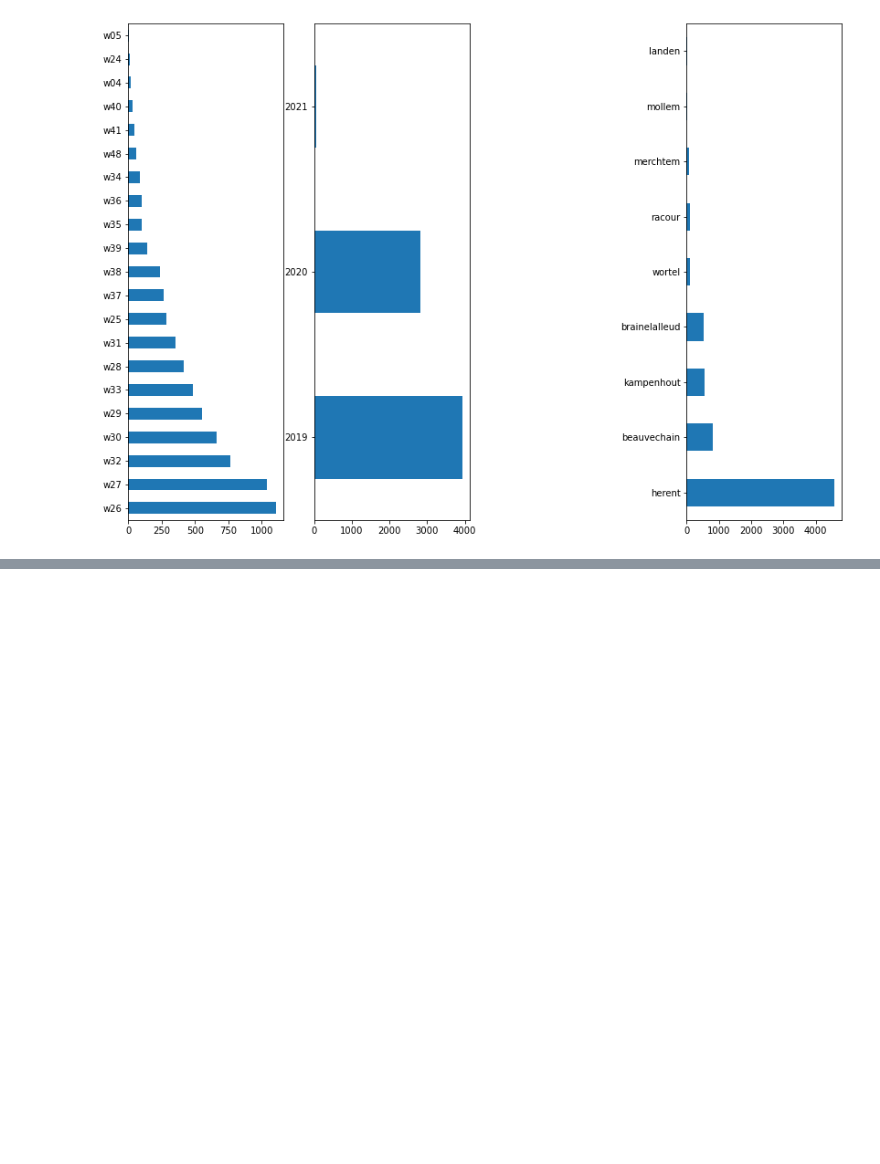
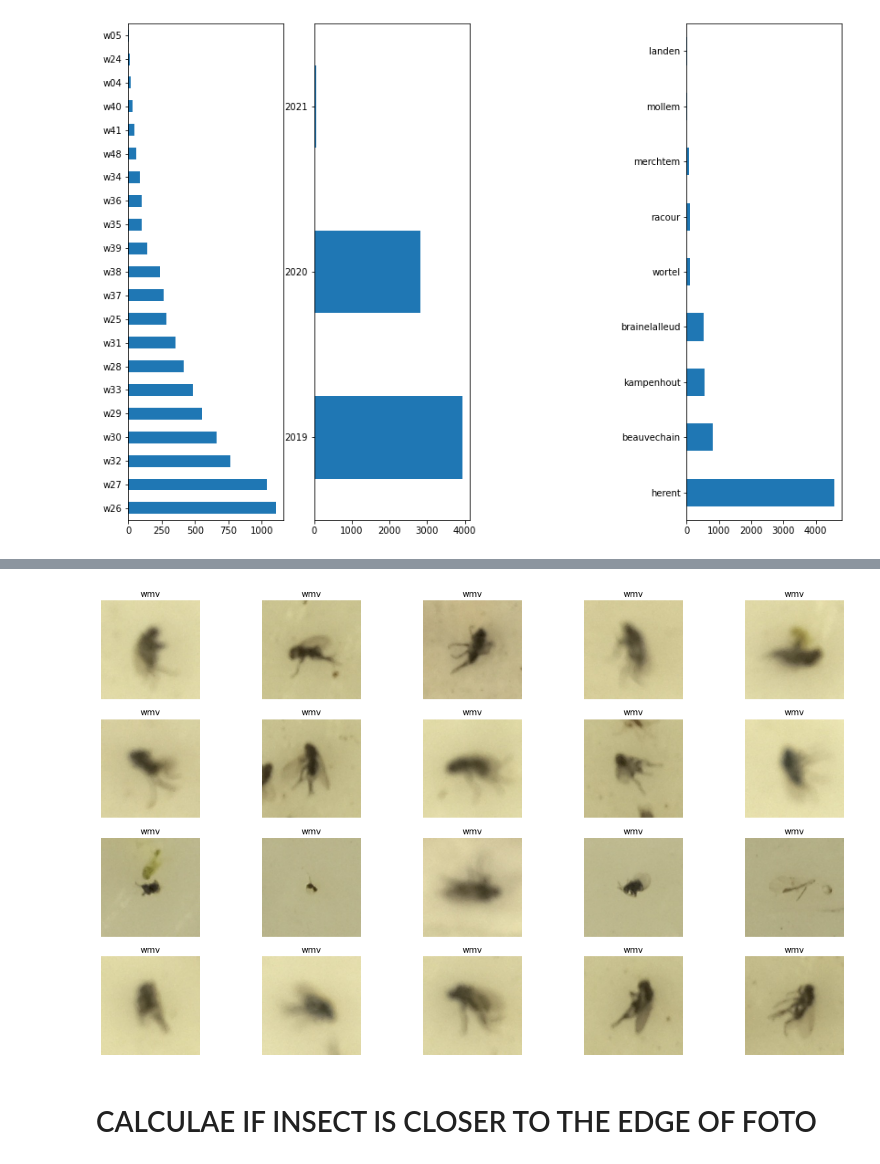
Before and after one commit to kalfasyan/stickybugs-ai, a Jupyter notebook: test.ipynb, the cells around one changed output, grey strips where cells are left out. Cells and saved outputs as stored; diff of their text form; code cells hidden in the pictures; blank space fills up the shorter version.

```diff
--- a/test.ipynb
+++ b/test.ipynb
@@ -130,0 +141,7 @@ df[df.knn_outlier==1].location.value_counts().plot(kind='barh', figsize=(14,10))
+# %%
+selection = 'blur<20 & label==\'wmv\''
+dfs.plot_samples(df.query(selection).sample(20))
+# %% [output]
+[figure, added]
+# %% [markdown]
+# CALCULAE IF INSECT IS CLOSER TO THE EDGE OF FOTO
```
Also changed, not shown: parts of 1 cell of this notebook.
